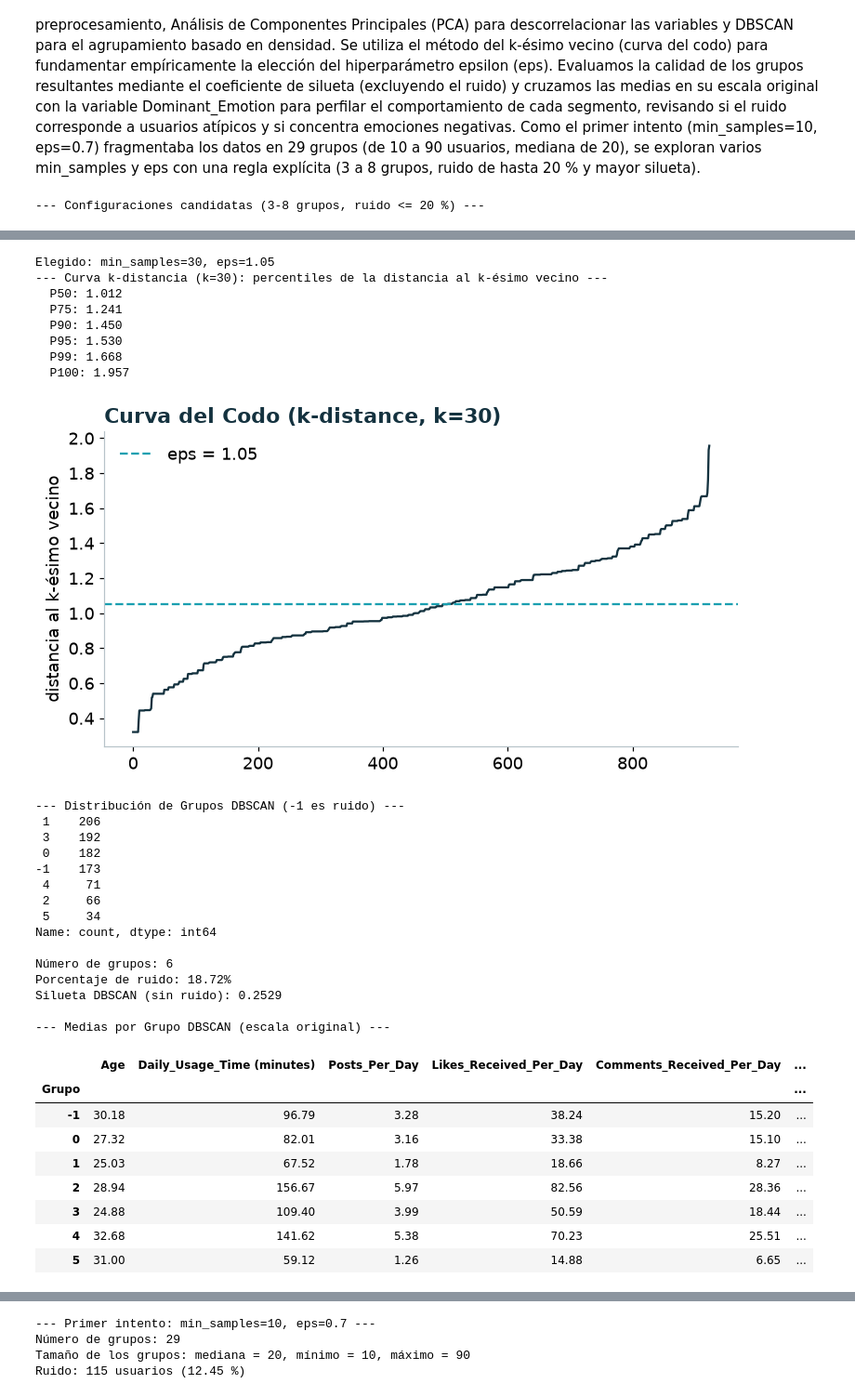
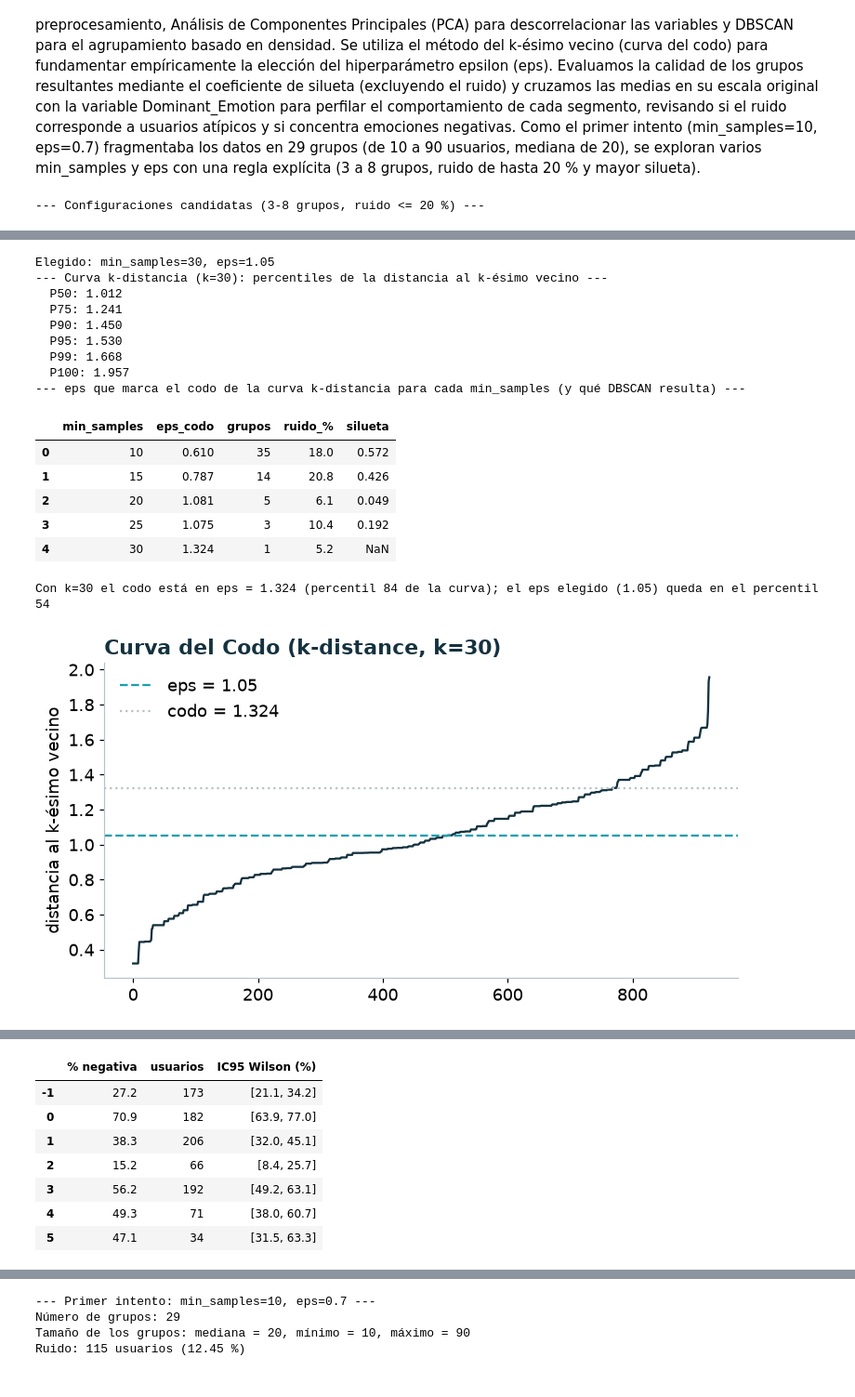
Before and after one commit to christianeruiza1977/data_mining_c1, a Jupyter notebook: notebooks/Ejercicio_Practico_Semana1.ipynb, the cells around one changed output, grey strips where cells are left out. Shown at 93% size. Cells and saved outputs as stored; diff of their text form; code cells hidden in the pictures.

```diff
--- a/notebooks/Ejercicio_Practico_Semana1.ipynb
+++ b/notebooks/Ejercicio_Practico_Semana1.ipynb
@@ -128,6 +128,16 @@ from IPython.display import display
 import matplotlib.pyplot as plt
 
 SEMILLA = 42
+
+# Intervalo de Wilson al 95 % para una proporción (aciertos / n). Se usa cuando n < 100 (fases 5, 7 y 8),
+# porque con pocas filas un porcentaje solo puede engañar. Ej.: wilson(3, 10) -> (0.108, 0.603)
+def wilson(aciertos, n, z=1.96):
+    if n == 0:
+        return (np.nan, np.nan)   # sin casos no hay intervalo
+    p = aciertos / n                                     # proporción observada
+    centro = (p + z**2 / (2 * n)) / (1 + z**2 / n)       # centro corregido de Wilson
+    margen = z * np.sqrt(p * (1 - p) / n + z**2 / (4 * n**2)) / (1 + z**2 / n)   # semiancho del intervalo
+    return (centro - margen, centro + margen)
 print('Python', sys.version.split()[0], '| numpy', np.__version__, '| pandas', pd.__version__, '| scikit-learn', sklearn.__version__)
 
 # 1. Descarga y carga de datos
@@ -663,9 +673,31 @@ kdist = np.sort(dist[:, -1])
 print(f"--- Curva k-distancia (k={MIN_SAMPLES}): percentiles de la distancia al k-ésimo vecino ---")
 for p in (50, 75, 90, 95, 99, 100):
     print(f"  P{p}: {np.percentile(kdist, p):.3f}")
+
+# Codo objetivo de la curva k-distancia: el punto más alejado de la recta que une el primer y el último punto
+# de la curva ordenada (idea del método "kneedle"). Así el codo no depende de mirar el gráfico a ojo.
+def codo_kdist(kd):
+    x = np.arange(len(kd))                                   # posición de cada punto en la curva ordenada
+    x1, y1, x2, y2 = 0, kd[0], len(kd) - 1, kd[-1]           # extremos de la recta de referencia
+    distancia = np.abs((y2 - y1) * x - (x2 - x1) * kd + x2 * y1 - y2 * x1) / np.hypot(y2 - y1, x2 - x1)
+    return float(kd[int(np.argmax(distancia))])              # distancia al k-ésimo vecino en el codo
+
+print("--- eps que marca el codo de la curva k-distancia para cada min_samples (y qué DBSCAN resulta) ---")
+filas_codo = []
+for ms in [10, 15, 20, 25, 30]:
+    d_ms, _ = NearestNeighbors(n_neighbors=ms).fit(Z).kneighbors(Z)
+    eps_c = codo_kdist(np.sort(d_ms[:, -1]))
+    n_g, ruido, sil = evaluar_dbscan(ms, eps_c)
+    filas_codo.append({'min_samples': ms, 'eps_codo': round(eps_c, 3), 'grupos': n_g, 'ruido_%': round(ruido, 1), 'silueta': round(sil, 3)})
+display(pd.DataFrame(filas_codo))
+EPS_CODO = codo_kdist(kdist)
+print(f"Con k={MIN_SAMPLES} el codo está en eps = {EPS_CODO:.3f} (percentil {(kdist <= EPS_CODO).mean() * 100:.0f} de la curva); "
+      f"el eps elegido ({EPS}) queda en el percentil {(kdist <= EPS).mean() * 100:.0f}")
+
 plt.figure(figsize=(8, 4))
 plt.plot(kdist, color=TINTA)
 plt.axhline(EPS, color=ACENTO, linestyle='--', label=f'eps = {EPS}')
+plt.axhline(EPS_CODO, color=GRIS, linestyle=':', label=f'codo = {EPS_CODO:.3f}')
 plt.title(f'Curva del Codo (k-distance, k={MIN_SAMPLES})', weight='bold')
 plt.ylabel('distancia al k-ésimo vecino'); plt.legend(); plt.show()
 
@@ -699,61 +731,47 @@ display(cruce.round(2).astype(str) + '%')
 
 # --- PLUS: Comparación con KMeans ---
 print("\n--- % de emoción negativa (Anxiety, Sadness, Anger) por grupo ---")
-neg = y_train_f4.isin(['Anxiety', 'Sadness', 'Anger']).groupby(grupos).agg(['mean', 'size'])
+neg = y_train_f4.isin(['Anxiety', 'Sadness', 'Anger']).groupby(grupos).agg(['mean', 'size', 'sum'])
+# Intervalo de Wilson al 95 % del % negativo (varios grupos tienen menos de 100 usuarios)
+neg['IC95 Wilson (%)'] = [f"[{a * 100:.1f}, {b * 100:.1f}]" for a, b in (wilson(k, n) for k, n in zip(neg['sum'], neg['size']))]
 neg['mean'] = (neg['mean'] * 100).round(1)
-display(neg.rename(columns={'mean': '% negativa', 'size': 'usuarios'}))
+display(neg.drop(columns='sum').rename(columns={'mean': '% negativa', 'size': 'usuarios'}))
 
 # --- PLUS: Comparación con KMeans ---
 print("\n--- PLUS: Comparación con K-Means ---")
 # Asumimos 6 clusters por las 6 emociones dominantes
 kmeans = KMeans(n_clusters=6, random_state=SEMILLA, n_init='auto')
 grupos_kmeans = kmeans.fit_predict(Z)
 silueta_kmeans = silhouette_score(Z, grupos_kmeans)
 
 print(f"Silueta K-Means (todos los puntos, sin ruido): {silueta_kmeans:.4f}")
 print("Distribución K-Means:")
 print(pd.Series(grupos_kmeans).value_counts())
 # %% [output]
 --- Configuraciones candidatas (3-8 grupos, ruido <= 20 %) ---
 |  | min_samples | eps | grupos | ruido_% | silueta |
 | 49 | 30 | 1.05 | 6 | 18.7 | 0.253 |
 | 52 | 30 | 1.20 | 4 | 10.4 | 0.225 |
 | 37 | 25 | 1.00 | 6 | 16.6 | 0.204 |
 | 41 | 25 | 1.20 | 3 | 8.8 | 0.195 |
 | 39 | 25 | 1.10 | 3 | 9.6 | 0.194 |
 | 40 | 25 | 1.15 | 3 | 9.6 | 0.194 |
 | 38 | 25 | 1.05 | 4 | 14.6 | 0.184 |
 | 50 | 30 | 1.10 | 5 | 12.6 | 0.177 |
 Elegido: min_samples=30, eps=1.05
 --- Curva k-distancia (k=30): percentiles de la distancia al k-ésimo vecino ---
   P50: 1.012
   P75: 1.241
   P90: 1.450
   P95: 1.530
   P99: 1.668
   P100: 1.957
+--- eps que marca el codo de la curva k-distancia para cada min_samples (y qué DBSCAN resulta) ---
+|  | min_samples | eps_codo | grupos | ruido_% | silueta |
+| 0 | 10 | 0.610 | 35 | 18.0 | 0.572 |
+| 1 | 15 | 0.787 | 14 | 20.8 | 0.426 |
+| 2 | 20 | 1.081 | 5 | 6.1 | 0.049 |
+| 3 | 25 | 1.075 | 3 | 10.4 | 0.192 |
+| 4 | 30 | 1.324 | 1 | 5.2 | NaN |
+Con k=30 el codo está en eps = 1.324 (percentil 84 de la curva); el eps elegido (1.05) queda en el percentil 54
-[figure, old version]
+[figure, new version]
---- Distribución de Grupos DBSCAN (-1 es ruido) ---
- 1    206
- 3    192
- 0    182
--1    173
- 4     71
- 2     66
- 5     34
-Name: count, dtype: int64
-
-Número de grupos: 6
-Porcentaje de ruido: 18.72%
-Silueta DBSCAN (sin ruido): 0.2529
-
---- Medias por Grupo DBSCAN (escala original) ---
-|  | Age | Daily_Usage_Time (minutes) | Posts_Per_Day | Likes_Received_Per_Day | Comments_Received_Per_Day | ... |
-| Grupo |  |  |  |  |  | ... |
-| -1 | 30.18 | 96.79 | 3.28 | 38.24 | 15.20 | ... |
-| 0 | 27.32 | 82.01 | 3.16 | 33.38 | 15.10 | ... |
-| 1 | 25.03 | 67.52 | 1.78 | 18.66 | 8.27 | ... |
-| 2 | 28.94 | 156.67 | 5.97 | 82.56 | 28.36 | ... |
-| 3 | 24.88 | 109.40 | 3.99 | 50.59 | 18.44 | ... |
-| 4 | 32.68 | 141.62 | 5.38 | 70.23 | 25.51 | ... |
-| 5 | 31.00 | 59.12 | 1.26 | 14.88 | 6.65 | ... |
@@ -788,0 +813,8 @@ Name: count, dtype: int64
+|  | % negativa | usuarios | IC95 Wilson (%) |
+| -1 | 27.2 | 173 | [21.1, 34.2] |
+| 0 | 70.9 | 182 | [63.9, 77.0] |
+| 1 | 38.3 | 206 | [32.0, 45.1] |
+| 2 | 15.2 | 66 | [8.4, 25.7] |
+| 3 | 56.2 | 192 | [49.2, 63.1] |
+| 4 | 49.3 | 71 | [38.0, 60.7] |
+| 5 | 47.1 | 34 | [31.5, 63.3] |
```
Also changed, not shown: parts of 11 cells of this notebook, 6 other files.
